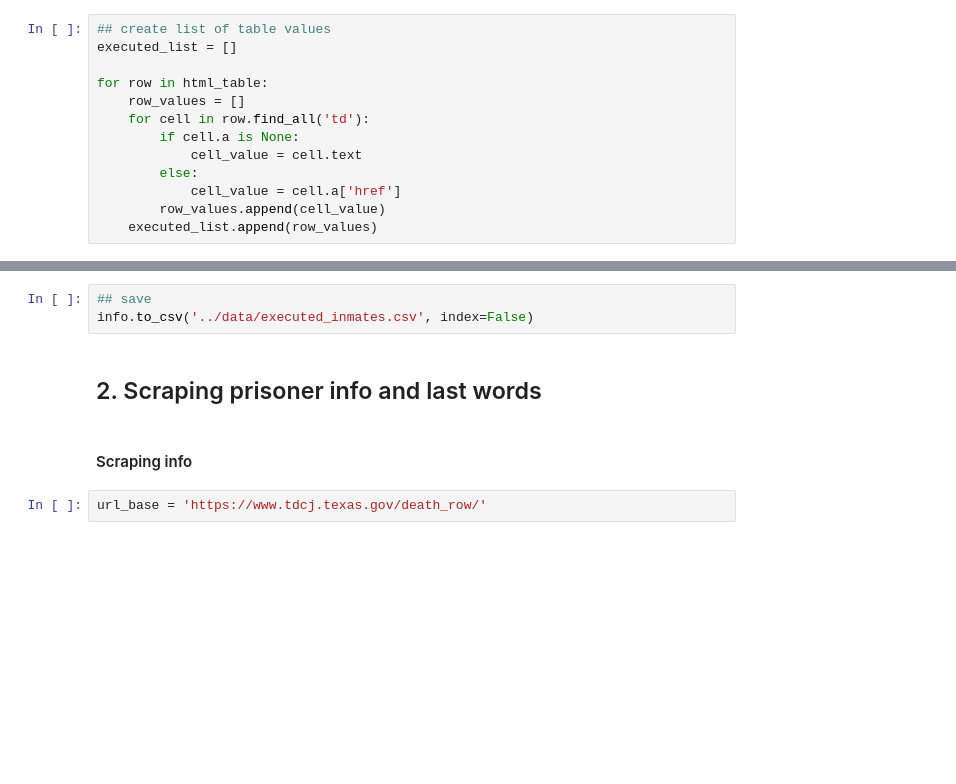
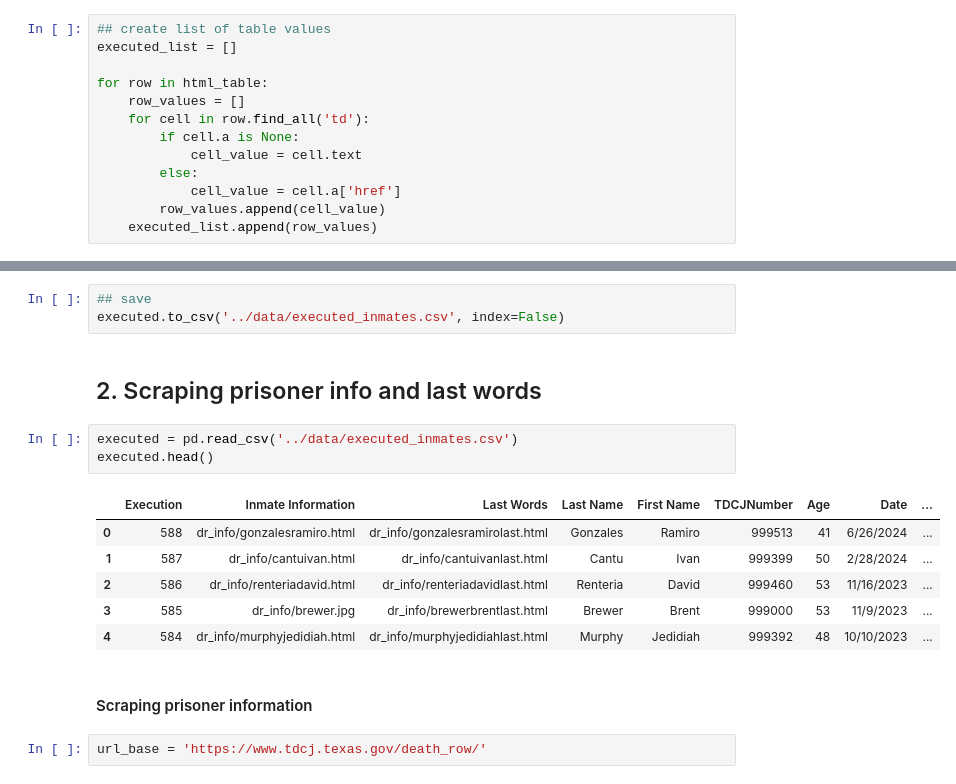
Before and after one commit to ecrs98/tx-death-row, a Jupyter notebook: programs/webscraper.ipynb, the cells around one changed output, grey strips where cells are left out. Cells and saved outputs as stored; diff of their text form; blank space fills up the shorter version.

```diff
--- a/programs/webscraper.ipynb
+++ b/programs/webscraper.ipynb
@@ -111,11 +113,21 @@ executed.head(10)
 | 9 | 579 | dr_info/frattarobert.jpg | dr_info/frattarobertlast.html | Fratta | Robert | 999189 | 65 | 1/10/2023 | ... |
 # %%
 ## save
-info.to_csv('../data/executed_inmates.csv', index=False)
+executed.to_csv('../data/executed_inmates.csv', index=False)
 # %% [markdown]
 ## 2. Scraping prisoner info and last words
+# %%
+executed = pd.read_csv('../data/executed_inmates.csv')
+executed.head()
+# %% [output]
+|  | Execution | Inmate Information | Last Words | Last Name | First Name | TDCJNumber | Age | Date | ... |
+| 0 | 588 | dr_info/gonzalesramiro.html | dr_info/gonzalesramirolast.html | Gonzales | Ramiro | 999513 | 41 | 6/26/2024 | ... |
+| 1 | 587 | dr_info/cantuivan.html | dr_info/cantuivanlast.html | Cantu | Ivan | 999399 | 50 | 2/28/2024 | ... |
+| 2 | 586 | dr_info/renteriadavid.html | dr_info/renteriadavidlast.html | Renteria | David | 999460 | 53 | 11/16/2023 | ... |
+| 3 | 585 | dr_info/brewer.jpg | dr_info/brewerbrentlast.html | Brewer | Brent | 999000 | 53 | 11/9/2023 | ... |
+| 4 | 584 | dr_info/murphyjedidiah.html | dr_info/murphyjedidiahlast.html | Murphy | Jedidiah | 999392 | 48 | 10/10/2023 | ... |
 # %% [markdown]
-#### Scraping info
+#### Scraping prisoner information
 # %%
 url_base = 'https://www.tdcj.texas.gov/death_row/'
 # %%
```
Also changed, not shown: parts of 22 cells of this notebook.
